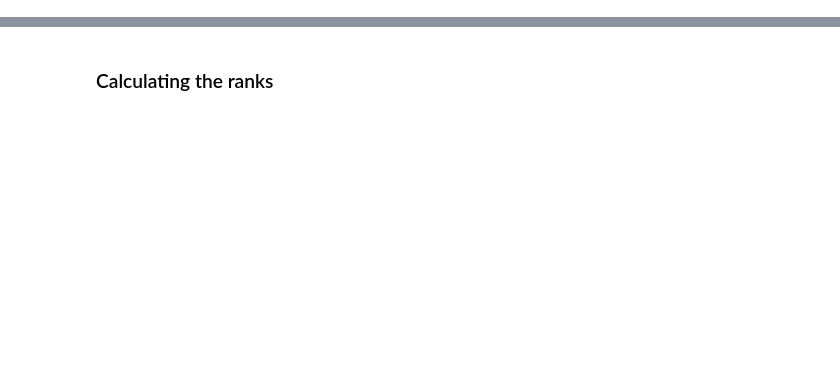
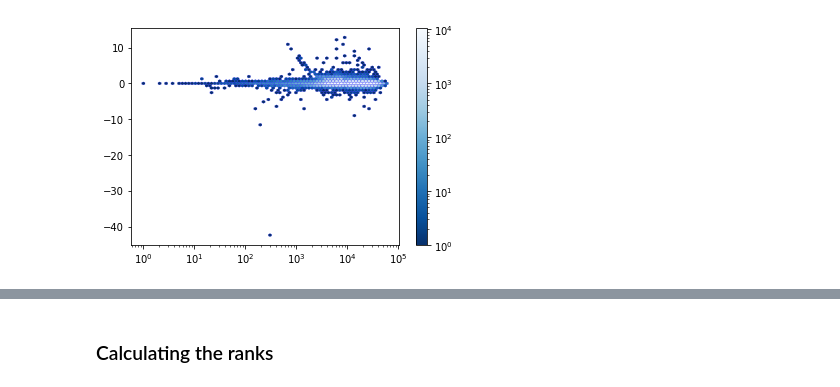
Before and after one commit to remvanthull/Thesis, a Jupyter notebook: LargeLanguageModels.ipynb, the cells around one changed output, grey strips where cells are left out. Saved outputs shown, nothing was run; the diff lists cells and outputs as text; code cells hidden in the pictures; blank space fills up the shorter version.

```diff
--- a/LargeLanguageModels.ipynb
+++ b/LargeLanguageModels.ipynb
@@ -39,0 +85,10 @@ for i, j in enumerate(freqs):
+# %%
+def fano_factor(ranks_df, freqs_df):
+    fano = []
+    combo = pd.concat([ranks_df, freqs_df], axis = 1)
+
+    for index, row in combo.iterrows():
+        dingen.append((np.cov(row[0:10], row[11:21])[0][1])/row['mean rank'])
+    combo['fano'] = fano
+    fano_plot(combo['mean rank'], fano)
+    return combo
@@ -39,0 +113,10 @@ for i, j in enumerate(freqs):
+# %%
+real_pos_1 = pickle.load(open("real_pos_1.p", "rb" ))
+# %%
+rank_sents, freq_sents, sen_len = subsampling(real_pos_1)
+# %%
+freqs_df, ranks_df = ranks_freqs(freq_sents, rank_sents)
+# %%
+combo=fano_factor(ranks_df, freqs_df)
+# %% [output]
+[figure, added]
```
Also changed, not shown: parts of 96 cells of this notebook.
